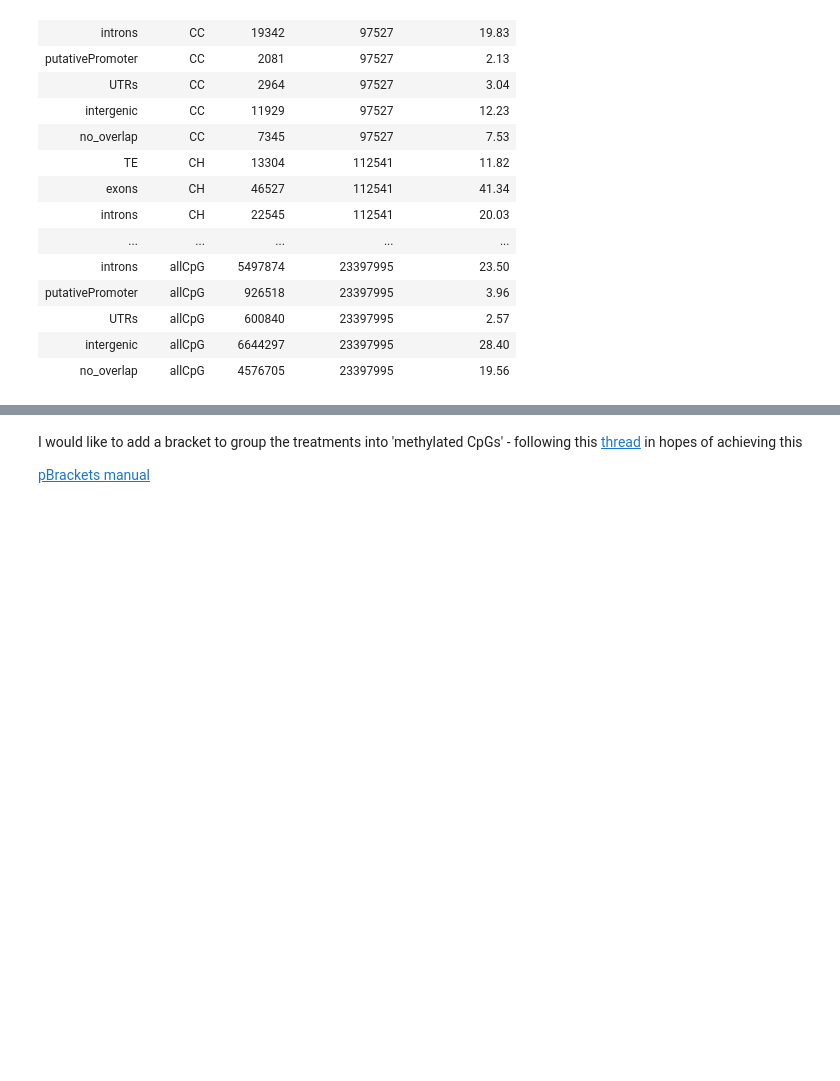
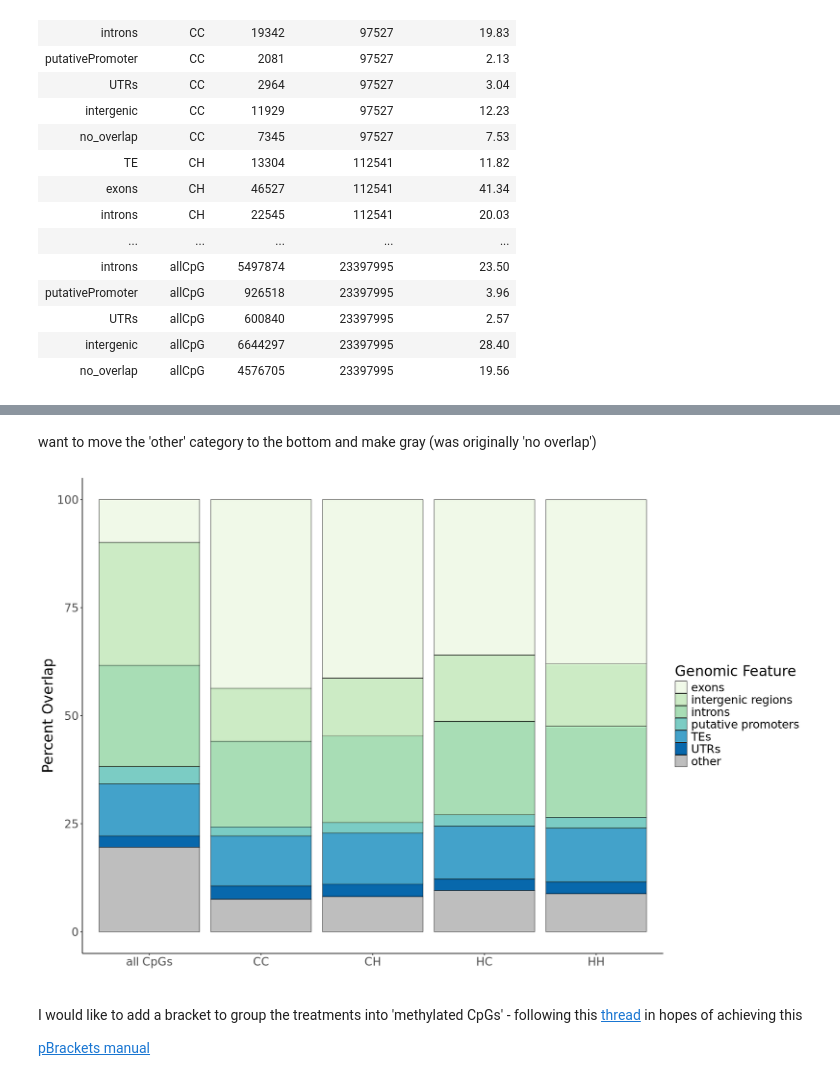
Before and after one commit to jgmcdonough/CE18_methylRAD_analysis, a Jupyter notebook: analysis/genomic_feature_tracks/create_proportionPlot.ipynb, the cells around one changed output, grey strips where cells are left out. Drawn from its saved outputs; the diff is of its cells as text; code cells hidden in the pictures; blank space fills up the shorter version.

```diff
--- a/analysis/genomic_feature_tracks/create_proportionPlot.ipynb
+++ b/analysis/genomic_feature_tracks/create_proportionPlot.ipynb
@@ -190 +180,28 @@ propOv
+# %% [markdown]
+want to move the 'other' category to the bottom and make gray (was originally 'no overlap')
+# %%
+# Convert genomicFeature to a factor and relevel
+df$genomicFeature <- as.factor(df$genomicFeature)
+df$genomicFeature <- factor(df$genomicFeature, levels = c(setdiff(levels(df$genomicFeature), "other"), "other"))
+
+# Define the color palette
+colors <- c("other" = "gray",
+             setNames(brewer.pal(nlevels(df$genomicFeature) - 1, "GnBu"),
+                       levels(df$genomicFeature)[-length(levels(df$genomicFeature))]))
+
+
+# Update the plot
+propOv <- ggplot(df) +
+  aes(x = treatment, y = proportion_overlap, fill = genomicFeature) +
+  geom_col() +
+  scale_fill_manual(values = colors) +
+  geom_col(color = "black", linewidth = 0.25) +
+  labs(x = "", y = "Percent Overlap",
+       fill = "Genomic Feature") +
+  theme_classic() +
+  theme(text = element_text(size = 20))
+
+propOv
+# %% [output]
+[figure, added]
 # %%
```
Also changed, not shown: parts of 4 cells of this notebook, 2 other files.
